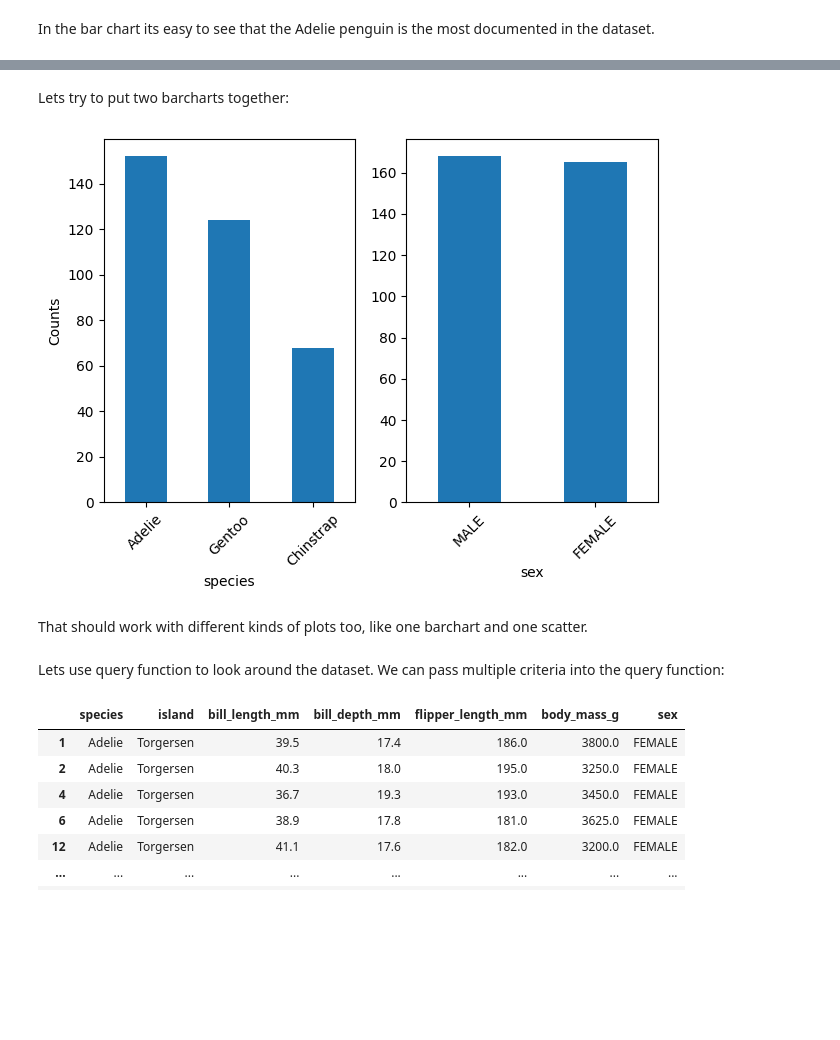
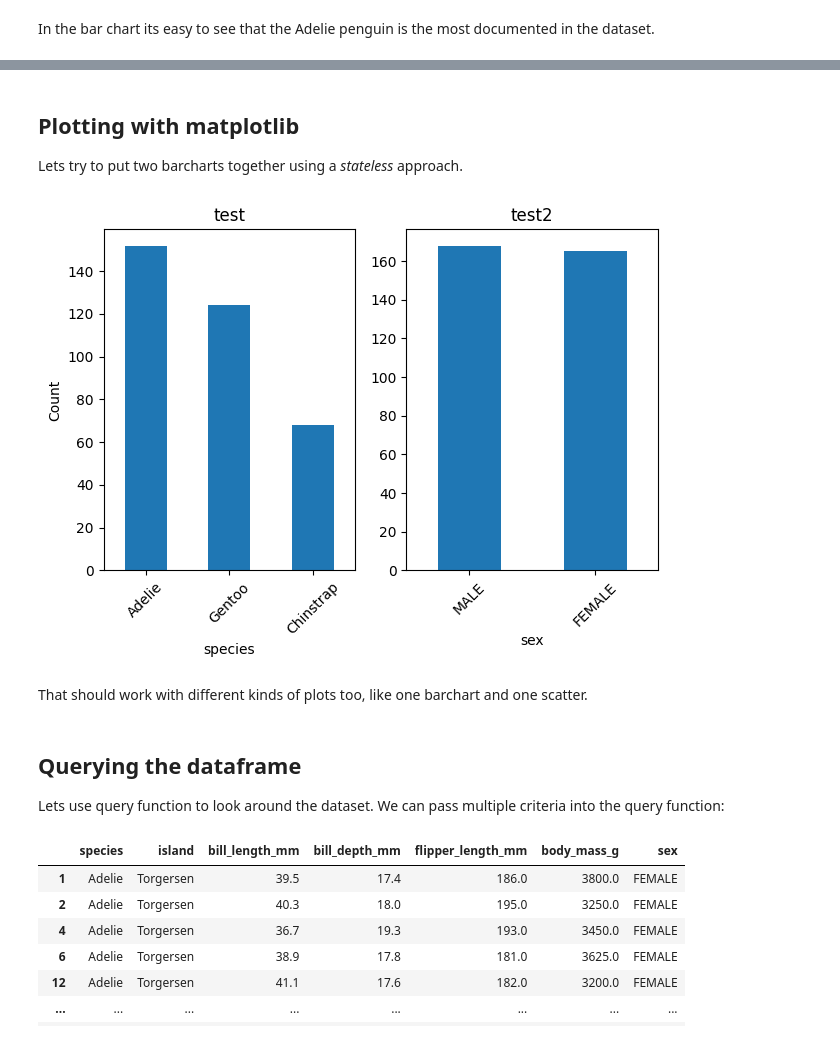
Before and after one commit to holmstead/principles_of_data_analytics, a Jupyter notebook: penguins.ipynb, the cells around one changed output, grey strips where cells are left out. Saved outputs shown, nothing was run; the diff lists cells and outputs as text; code cells hidden in the pictures; blank space fills up the shorter version.

```diff
--- a/penguins.ipynb
+++ b/penguins.ipynb
@@ -226,28 +234,32 @@ In the bar chart its easy to see that the Adelie penguin is the most documented
 # %% [markdown]
-Lets try to put two barcharts together:
+## Plotting with matplotlib
+
+Lets try to put two barcharts together using a *stateless* approach.
 # %%
-# we need matplotlibs pyplot to do subplots
-import matplotlib.pyplot as plt
-
 # set up the canvas to have subplots
 # (1, 2) sets how many subplots: one row, two columns
 fig, axes = plt.subplots(1, 2)
 # note the size of the plot could be set using figsize=(x, y))
 
 # plot species count
-df['species'].value_counts().plot(kind='bar', ylabel="Counts",rot=45, ax=axes[0])
-axes[1].set_title('')
+df['species'].value_counts().plot(kind='bar', ylabel="Count",rot=45, ax=axes[0])
 
 # plot sex count
 df['sex'].value_counts().plot(kind='bar',rot=45, ax=axes[1])
 
+# add titles
+axes[0].set_title('test')
+axes[1].set_title('test2')
+
 # auto adjust layout of plots using tight_layout()
 plt.tight_layout()
 # %% [output]
-[figure, old version]
+[figure, new version]
 # %% [markdown]
 That should work with different kinds of plots too, like one barchart and one scatter.
 # %% [markdown]
+## Querying the dataframe
+
 Lets use query function to look around the dataset. We can pass multiple criteria into the query function:
 # %%
 # query 2 things
```
Also changed, not shown: parts of 38 cells of this notebook.
